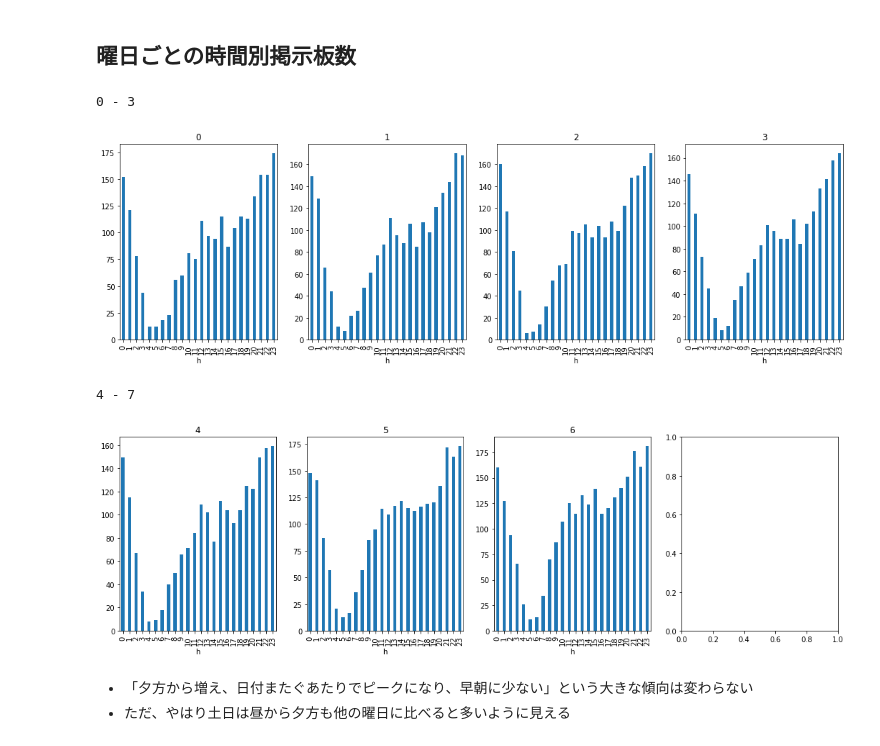
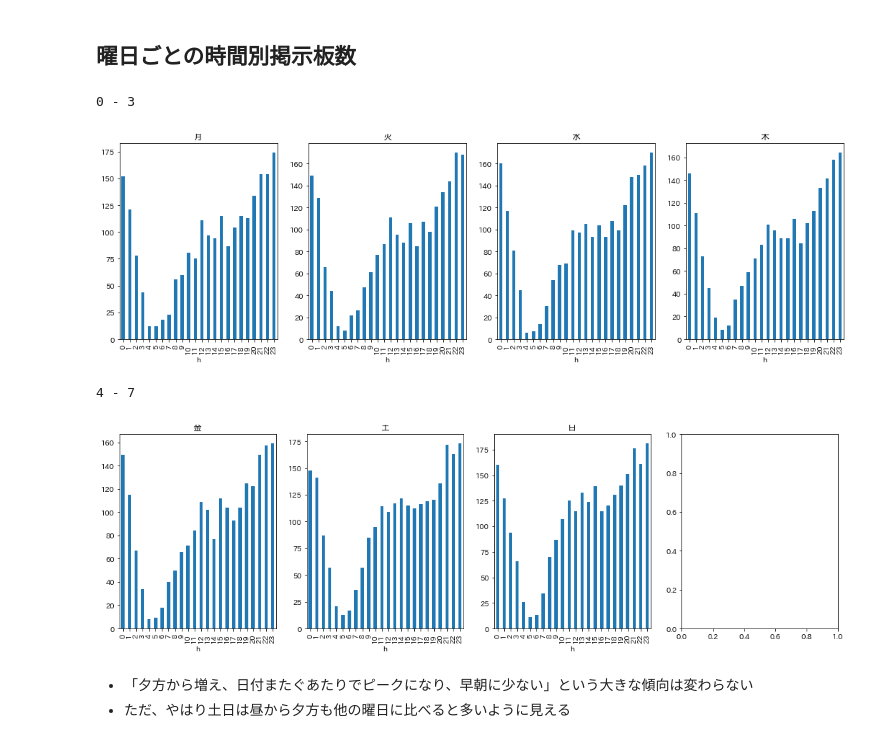
Before and after one commit to Kazuya-Minakuchi/qiita, a Jupyter notebook: dereste_analysis/open2ch/02_check_board_list.ipynb, the cells around one changed output. Saved outputs shown, nothing was run; the diff lists cells and outputs as text; code cells hidden in the pictures.

```diff
--- a/dereste_analysis/open2ch/02_check_board_list.ipynb
+++ b/dereste_analysis/open2ch/02_check_board_list.ipynb
@@ -71,13 +108,8 @@ num_weekday = {
 # %%
-# 集計したい列追加
-df['date'] = df['日付'].apply(lambda x: x.date())
-df['y'] = df['日付'].apply(lambda x: x.year)
-df['m'] = df['日付'].apply(lambda x: x.month)
-df['d'] = df['日付'].apply(lambda x: x.day)
-df['h'] = df['日付'].apply(lambda x: x.hour)
-df['wd_num'] = df['日付'].apply(lambda x: x.weekday())
-df['wd'] = df['日付'].apply(lambda x: x.weekday()).map(num_weekday)
-df['last_monday'] = df['日付'].apply(lambda x: x.date() - datetime.timedelta(days=x.weekday()))
-df['month_first_day'] = df['日付'].apply(lambda x: x.date() - datetime.timedelta(days=x.day-1))
+df['date'] = (df['y']*10000 + df['m']*100 + df['d']).apply(lambda x: str(x)).apply(pd.to_datetime)
+df['wd_num'] = df['date'].apply(lambda x: x.weekday())
+df['wd'] = df['date'].apply(lambda x: x.weekday()).map(num_weekday)
+df['last_monday'] = df['date'].apply(lambda x: x.date() - datetime.timedelta(days=x.weekday()))
+df['month_first_day'] = df['date'].apply(lambda x: x.date() - datetime.timedelta(days=x.day-1))
 df.head(3)
 # %% [output]
@@ -363,11 +406,11 @@ df.groupby('h')['スレタイ'].count().plot(kind='bar', figsize=(10, 5))
 for m in [1, 4, 7, 10]:
     print(m, '-', m+2)
     fig, axes = plt.subplots(1, 3, figsize=(18, 5))
-    df[df['m']==m].groupby('d')['スレタイ'].count().plot(kind='bar',   ax=axes[0])
+    df[df['m']==m].groupby('d')['cnt'].sum().plot(kind='bar',   ax=axes[0])
     axes[0].set_title(m)
-    df[df['m']==m+1].groupby('d')['スレタイ'].count().plot(kind='bar', ax=axes[1])
+    df[df['m']==m+1].groupby('d')['cnt'].sum().plot(kind='bar', ax=axes[1])
     axes[1].set_title(m+1)
-    df[df['m']==m+2].groupby('d')['スレタイ'].count().plot(kind='bar', ax=axes[2])
+    df[df['m']==m+2].groupby('d')['cnt'].sum().plot(kind='bar', ax=axes[2])
     axes[2].set_title(m+2)
     plt.show()
 # %% [output]
@@ -417,20 +460,20 @@ for m in [1, 4, 7, 10]:
 # %%
 for wd_num in [0, 4]:
     print(wd_num, '-', wd_num+3)
     fig, axes = plt.subplots(1, 4, figsize=(18, 5))
-    df[df['wd_num']==wd_num].groupby('h')['スレタイ'].count().plot(kind='bar',   ax=axes[0])
-    axes[0].set_title(wd_num)
-    df[df['wd_num']==wd_num+1].groupby('h')['スレタイ'].count().plot(kind='bar', ax=axes[1])
-    axes[1].set_title(wd_num+1)
-    df[df['wd_num']==wd_num+2].groupby('h')['スレタイ'].count().plot(kind='bar', ax=axes[2])
-    axes[2].set_title(wd_num+2)
+    df[df['wd_num']==wd_num].groupby('h')['cnt'].sum().plot(kind='bar',   ax=axes[0])
+    axes[0].set_title(num_weekday[wd_num])
+    df[df['wd_num']==wd_num+1].groupby('h')['cnt'].sum().plot(kind='bar', ax=axes[1])
+    axes[1].set_title(num_weekday[wd_num+1])
+    df[df['wd_num']==wd_num+2].groupby('h')['cnt'].sum().plot(kind='bar', ax=axes[2])
+    axes[2].set_title(num_weekday[wd_num+2])
     if wd_num == 0:
-        df[df['wd_num']==wd_num+3].groupby('h')['スレタイ'].count().plot(kind='bar', ax=axes[3])
-        axes[3].set_title(wd_num+3)
+        df[df['wd_num']==wd_num+3].groupby('h')['cnt'].sum().plot(kind='bar', ax=axes[3])
+        axes[3].set_title(num_weekday[wd_num+3])
     plt.show()
 # %% [output]
 0 - 3
-[figure, old version]
+[figure, new version]
 4 - 7
 [figure]
 # %% [markdown]
```
Also changed, not shown: parts of 26 cells of this notebook.
